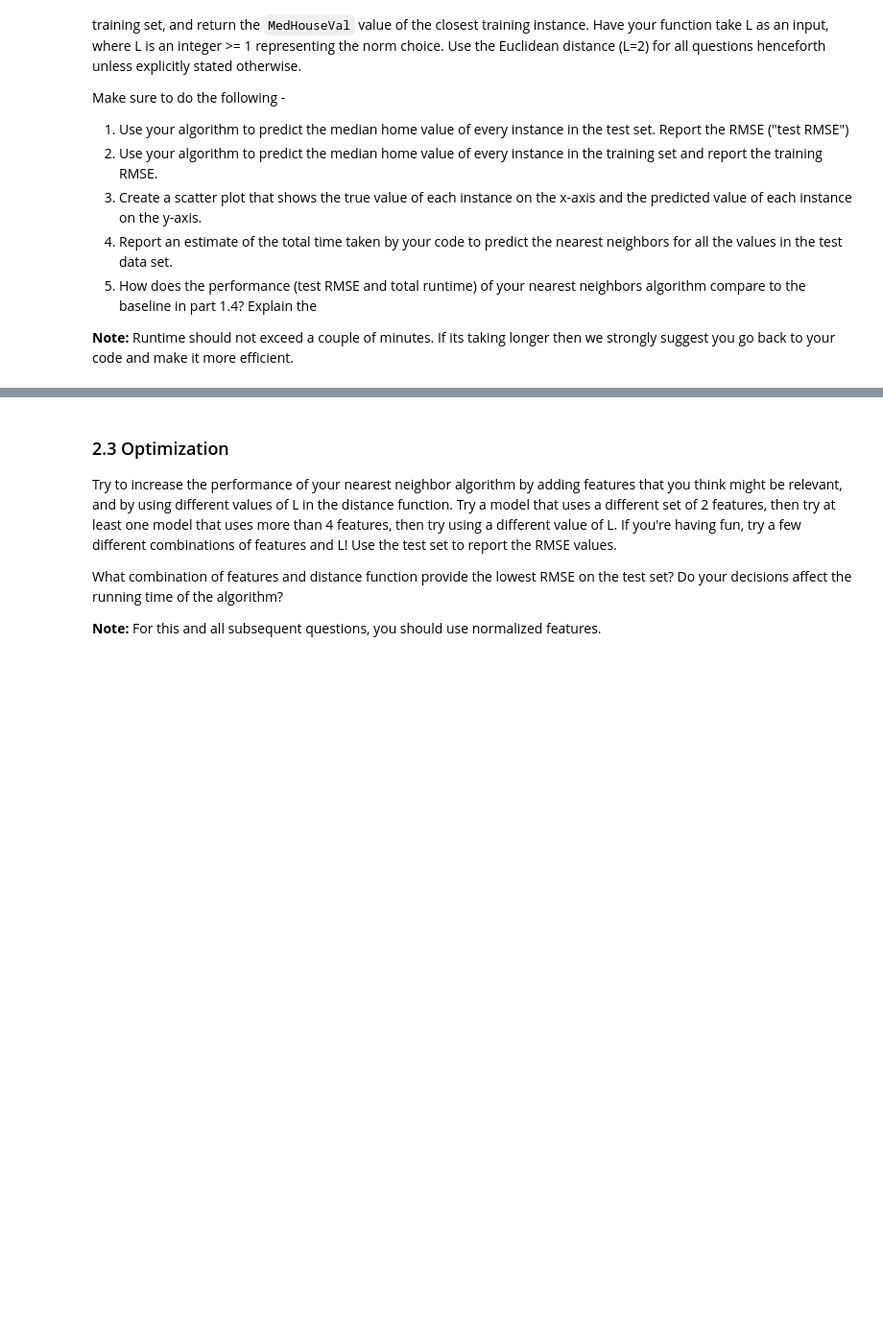
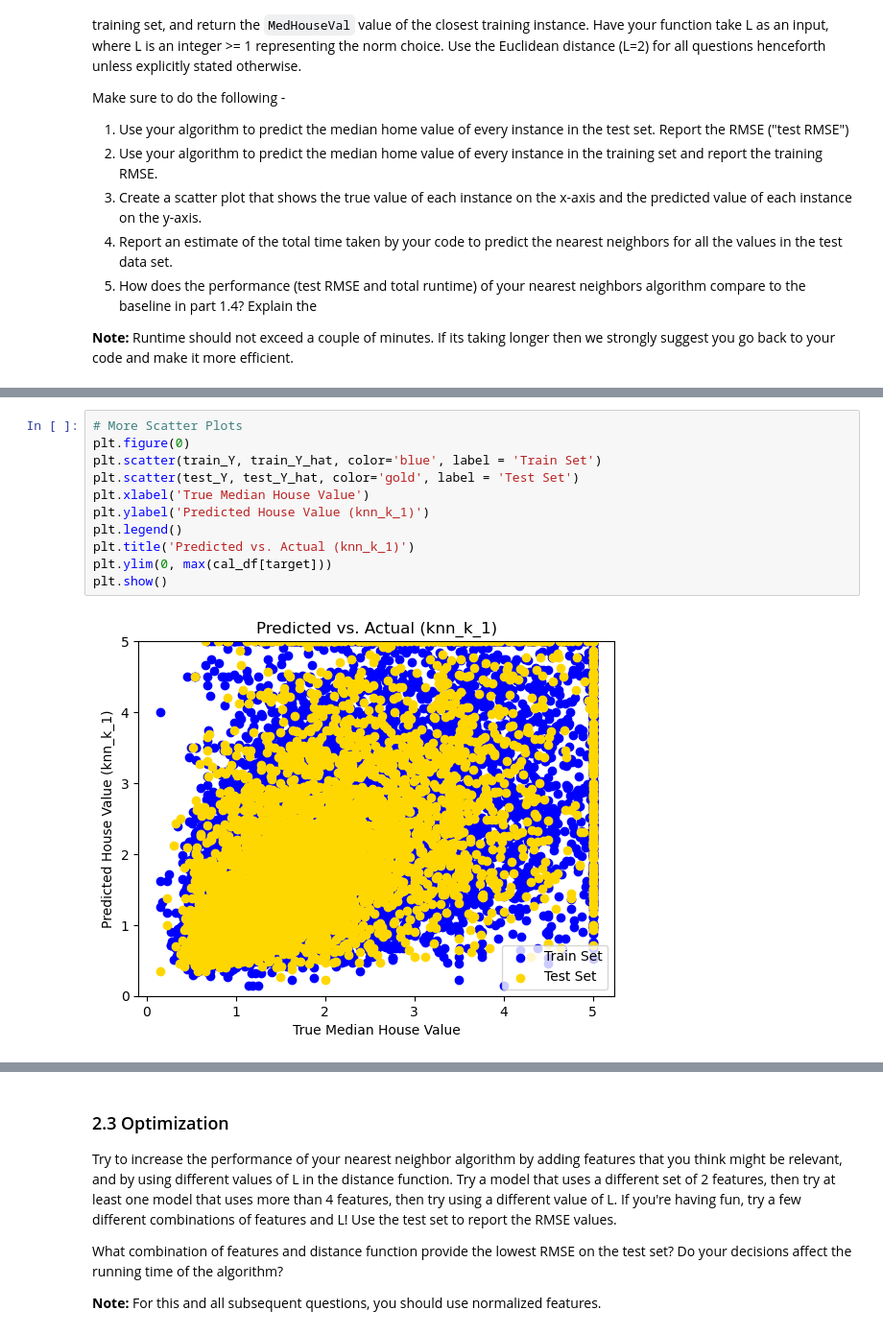
Before and after one commit to jatkins23/info251-aml-s24, a Jupyter notebook: psets/PS3/ATKINS_Jon-PS3.ipynb, the cells around one changed output, grey strips where cells are left out. Shown: that part at 96% size. Drawn from its saved outputs; the diff is of its cells as text; blank space fills up the shorter version.

```diff
--- a/psets/PS3/ATKINS_Jon-PS3.ipynb
+++ b/psets/PS3/ATKINS_Jon-PS3.ipynb
@@ -427,0 +494,13 @@ display(cal_df_train__with_norm__dists)
+# %%
+# More Scatter Plots
+plt.figure(0)
+plt.scatter(train_Y, train_Y_hat, color='blue', label = 'Train Set')
+plt.scatter(test_Y, test_Y_hat, color='gold', label = 'Test Set')
+plt.xlabel('True Median House Value')
+plt.ylabel('Predicted House Value (knn_k_1)')
+plt.legend()
+plt.title('Predicted vs. Actual (knn_k_1)')
+plt.ylim(0, max(cal_df[target]))
+plt.show()
+# %% [output]
+[figure, added]
```
Also changed, not shown: parts of 42 cells of this notebook.
